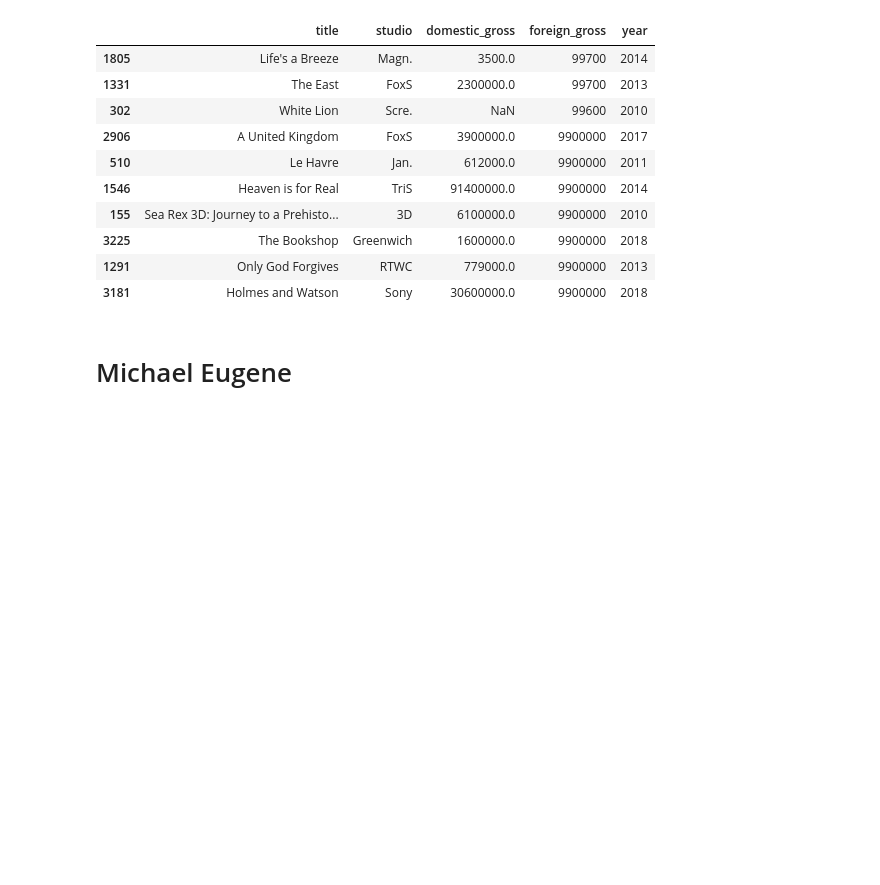
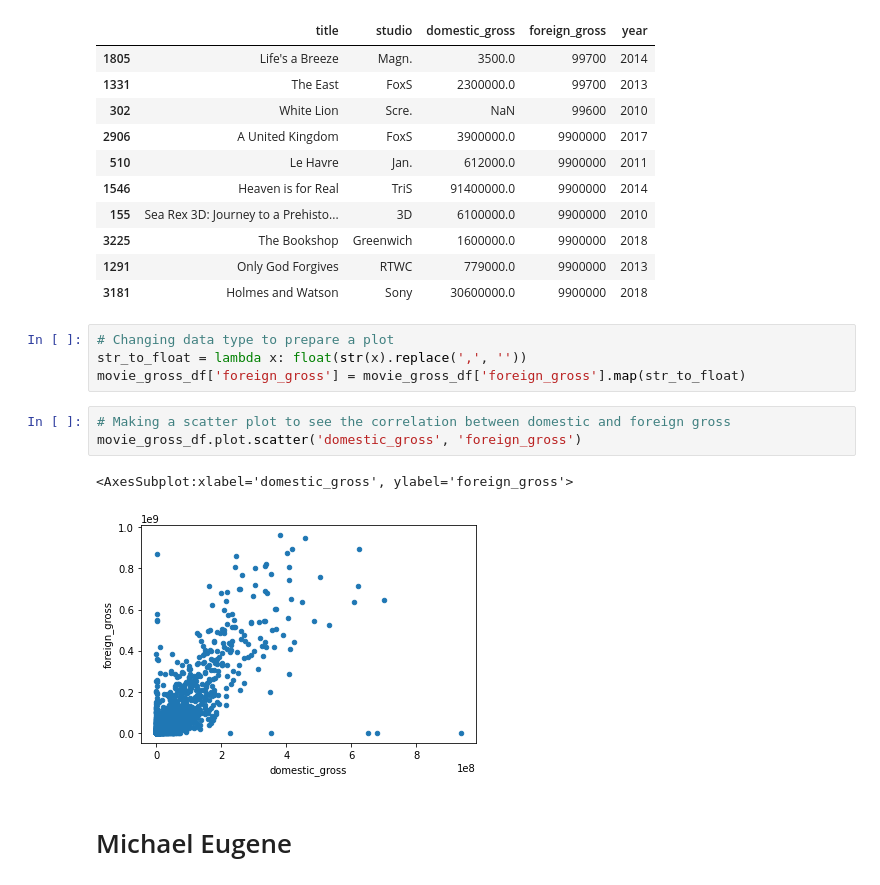
Before and after one commit to mehince/group-1-capstone, a Jupyter notebook: student.ipynb, the cells around one changed output. Drawn from its saved outputs; the diff is of its cells as text; blank space fills up the shorter version.

Commit message:
Final Commit, added visual

```diff
--- a/student.ipynb
+++ b/student.ipynb
@@ -191,5 +191,15 @@ movie_gross_df.sort_values(['foreign_gross'], ascending=(False)).head(10)
 | 3225 | The Bookshop | Greenwich | 1600000.0 | 9900000 | 2018 |
 | 1291 | Only God Forgives | RTWC | 779000.0 | 9900000 | 2013 |
 | 3181 | Holmes and Watson | Sony | 30600000.0 | 9900000 | 2018 |
+# %%
+# Changing data type to prepare a plot
+str_to_float = lambda x: float(str(x).replace(',', ''))
+movie_gross_df['foreign_gross'] = movie_gross_df['foreign_gross'].map(str_to_float)
+# %%
+# Making a scatter plot to see the correlation between domestic and foreign gross
+movie_gross_df.plot.scatter('domestic_gross', 'foreign_gross')
+# %% [output]
+<AxesSubplot:xlabel='domestic_gross', ylabel='foreign_gross'>
+[figure, added]
 # %% [markdown]
 # Michael Eugene
```
